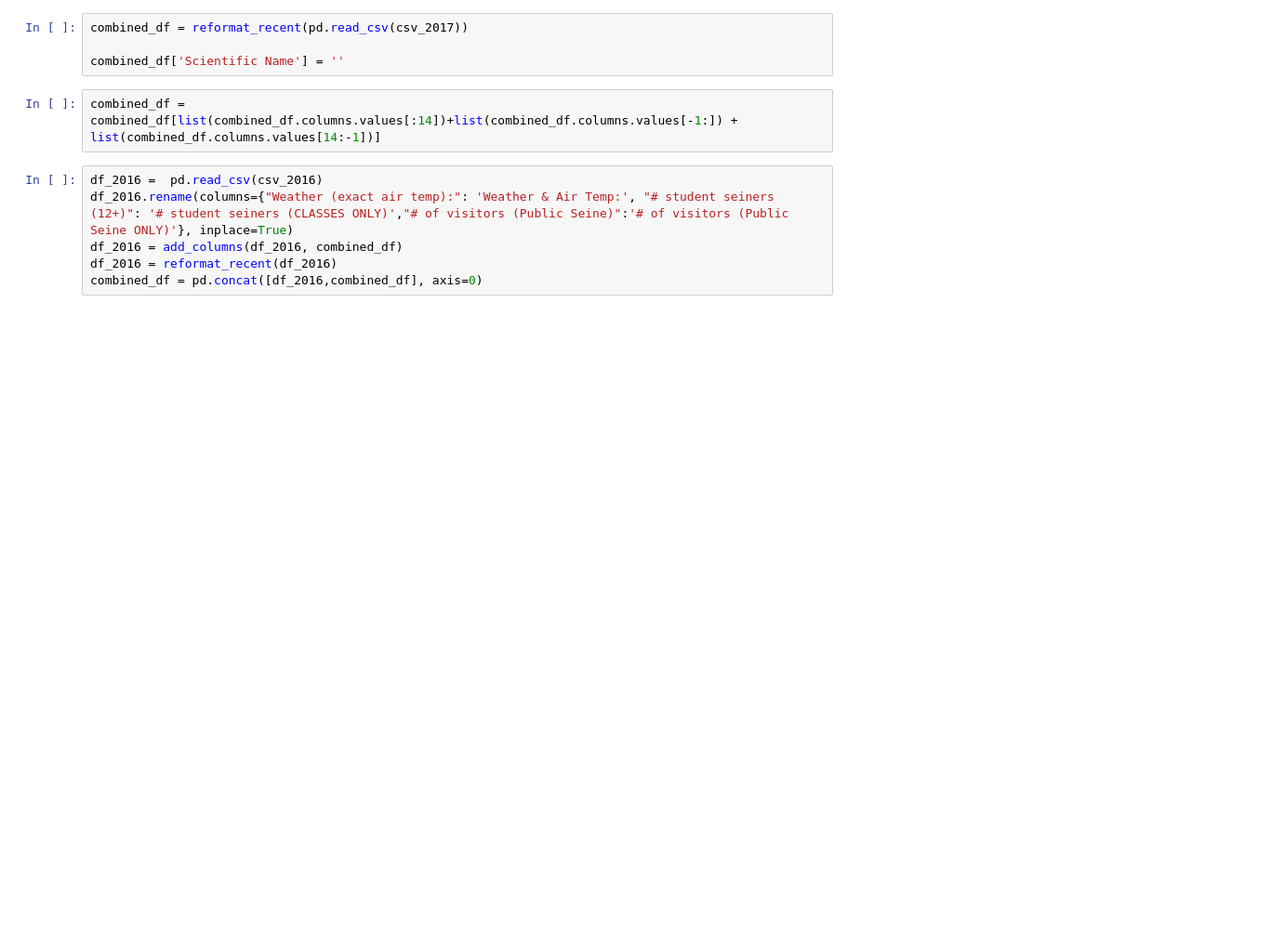
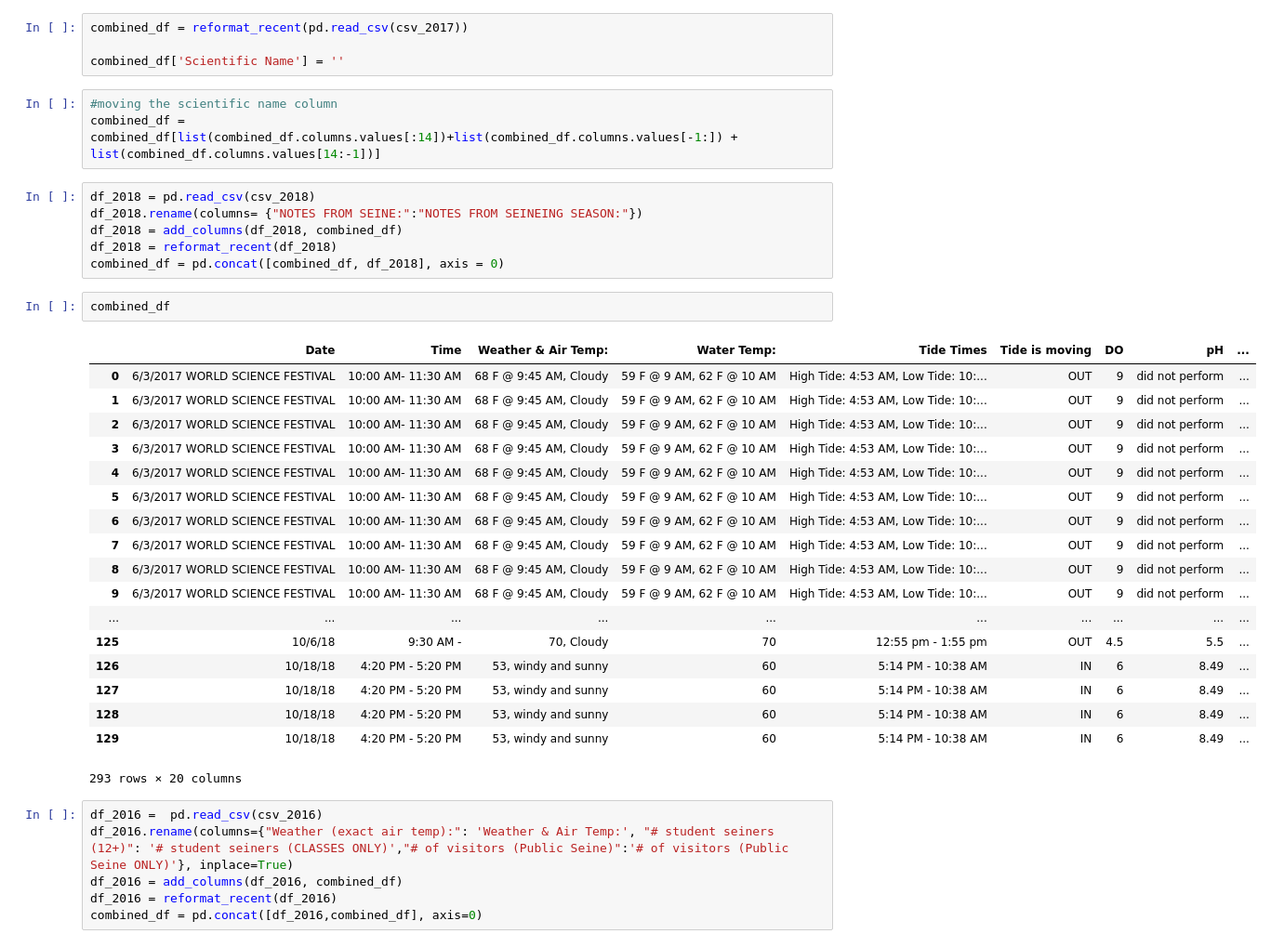
Before and after one commit to Shadhopson/Seining_Analysis, a Jupyter notebook: Reformat Files/Create_Combined_Table_Making_All_Seins_All_Data_reformatted.ipynb, the cells around one changed output. Shown at 93% size. Cells and saved outputs as stored; diff of their text form; blank space fills up the shorter version.

```diff
--- a/Reformat Files/Create_Combined_Table_Making_All_Seins_All_Data_reformatted.ipynb
+++ b/Reformat Files/Create_Combined_Table_Making_All_Seins_All_Data_reformatted.ipynb
@@ -38,7 +39,35 @@ combined_df = reformat_recent(pd.read_csv(csv_2017))
 
 combined_df['Scientific Name'] = ''
 # %%
+#moving the scientific name column
 combined_df =  combined_df[list(combined_df.columns.values[:14])+list(combined_df.columns.values[-1:]) + list(combined_df.columns.values[14:-1])]
+# %%
+df_2018 = pd.read_csv(csv_2018)
+df_2018.rename(columns= {"NOTES FROM SEINE:":"NOTES FROM SEINEING SEASON:"})
+df_2018 = add_columns(df_2018, combined_df)
+df_2018 = reformat_recent(df_2018)
+combined_df = pd.concat([combined_df, df_2018], axis = 0)
+# %%
+combined_df
+# %% [output]
+|  | Date | Time | Weather & Air Temp: | Water Temp: | Tide Times | Tide is moving | DO | pH | ... |
+| 0 | 6/3/2017 WORLD SCIENCE FESTIVAL | 10:00 AM- 11:30 AM | 68 F @ 9:45 AM, Cloudy | 59 F @ 9 AM, 62 F @ 10 AM | High Tide: 4:53 AM, Low Tide: 10:... | OUT | 9 | did not perform | ... |
+| 1 | 6/3/2017 WORLD SCIENCE FESTIVAL | 10:00 AM- 11:30 AM | 68 F @ 9:45 AM, Cloudy | 59 F @ 9 AM, 62 F @ 10 AM | High Tide: 4:53 AM, Low Tide: 10:... | OUT | 9 | did not perform | ... |
+| 2 | 6/3/2017 WORLD SCIENCE FESTIVAL | 10:00 AM- 11:30 AM | 68 F @ 9:45 AM, Cloudy | 59 F @ 9 AM, 62 F @ 10 AM | High Tide: 4:53 AM, Low Tide: 10:... | OUT | 9 | did not perform | ... |
+| 3 | 6/3/2017 WORLD SCIENCE FESTIVAL | 10:00 AM- 11:30 AM | 68 F @ 9:45 AM, Cloudy | 59 F @ 9 AM, 62 F @ 10 AM | High Tide: 4:53 AM, Low Tide: 10:... | OUT | 9 | did not perform | ... |
+| 4 | 6/3/2017 WORLD SCIENCE FESTIVAL | 10:00 AM- 11:30 AM | 68 F @ 9:45 AM, Cloudy | 59 F @ 9 AM, 62 F @ 10 AM | High Tide: 4:53 AM, Low Tide: 10:... | OUT | 9 | did not perform | ... |
+| 5 | 6/3/2017 WORLD SCIENCE FESTIVAL | 10:00 AM- 11:30 AM | 68 F @ 9:45 AM, Cloudy | 59 F @ 9 AM, 62 F @ 10 AM | High Tide: 4:53 AM, Low Tide: 10:... | OUT | 9 | did not perform | ... |
+| 6 | 6/3/2017 WORLD SCIENCE FESTIVAL | 10:00 AM- 11:30 AM | 68 F @ 9:45 AM, Cloudy | 59 F @ 9 AM, 62 F @ 10 AM | High Tide: 4:53 AM, Low Tide: 10:... | OUT | 9 | did not perform | ... |
+| 7 | 6/3/2017 WORLD SCIENCE FESTIVAL | 10:00 AM- 11:30 AM | 68 F @ 9:45 AM, Cloudy | 59 F @ 9 AM, 62 F @ 10 AM | High Tide: 4:53 AM, Low Tide: 10:... | OUT | 9 | did not perform | ... |
+| 8 | 6/3/2017 WORLD SCIENCE FESTIVAL | 10:00 AM- 11:30 AM | 68 F @ 9:45 AM, Cloudy | 59 F @ 9 AM, 62 F @ 10 AM | High Tide: 4:53 AM, Low Tide: 10:... | OUT | 9 | did not perform | ... |
+| 9 | 6/3/2017 WORLD SCIENCE FESTIVAL | 10:00 AM- 11:30 AM | 68 F @ 9:45 AM, Cloudy | 59 F @ 9 AM, 62 F @ 10 AM | High Tide: 4:53 AM, Low Tide: 10:... | OUT | 9 | did not perform | ... |
+| ... | ... | ... | ... | ... | ... | ... | ... | ... | ... |
+| 125 | 10/6/18 | 9:30 AM - | 70, Cloudy | 70 | 12:55 pm - 1:55 pm | OUT | 4.5 | 5.5 | ... |
+| 126 | 10/18/18 | 4:20 PM - 5:20 PM | 53, windy and sunny | 60 | 5:14 PM - 10:38 AM | IN | 6 | 8.49 | ... |
+| 127 | 10/18/18 | 4:20 PM - 5:20 PM | 53, windy and sunny | 60 | 5:14 PM - 10:38 AM | IN | 6 | 8.49 | ... |
+| 128 | 10/18/18 | 4:20 PM - 5:20 PM | 53, windy and sunny | 60 | 5:14 PM - 10:38 AM | IN | 6 | 8.49 | ... |
+| 129 | 10/18/18 | 4:20 PM - 5:20 PM | 53, windy and sunny | 60 | 5:14 PM - 10:38 AM | IN | 6 | 8.49 | ... |
+293 rows × 20 columns
 # %%
 df_2016 =  pd.read_csv(csv_2016)
 df_2016.rename(columns={"Weather (exact air temp):": 'Weather & Air Temp:', "# student seiners (12+)": '# student seiners (CLASSES ONLY)',"# of visitors (Public Seine)":'# of visitors (Public Seine ONLY)'}, inplace=True)
```
Also changed, not shown: parts of 16 cells of this notebook, 9 other files.
